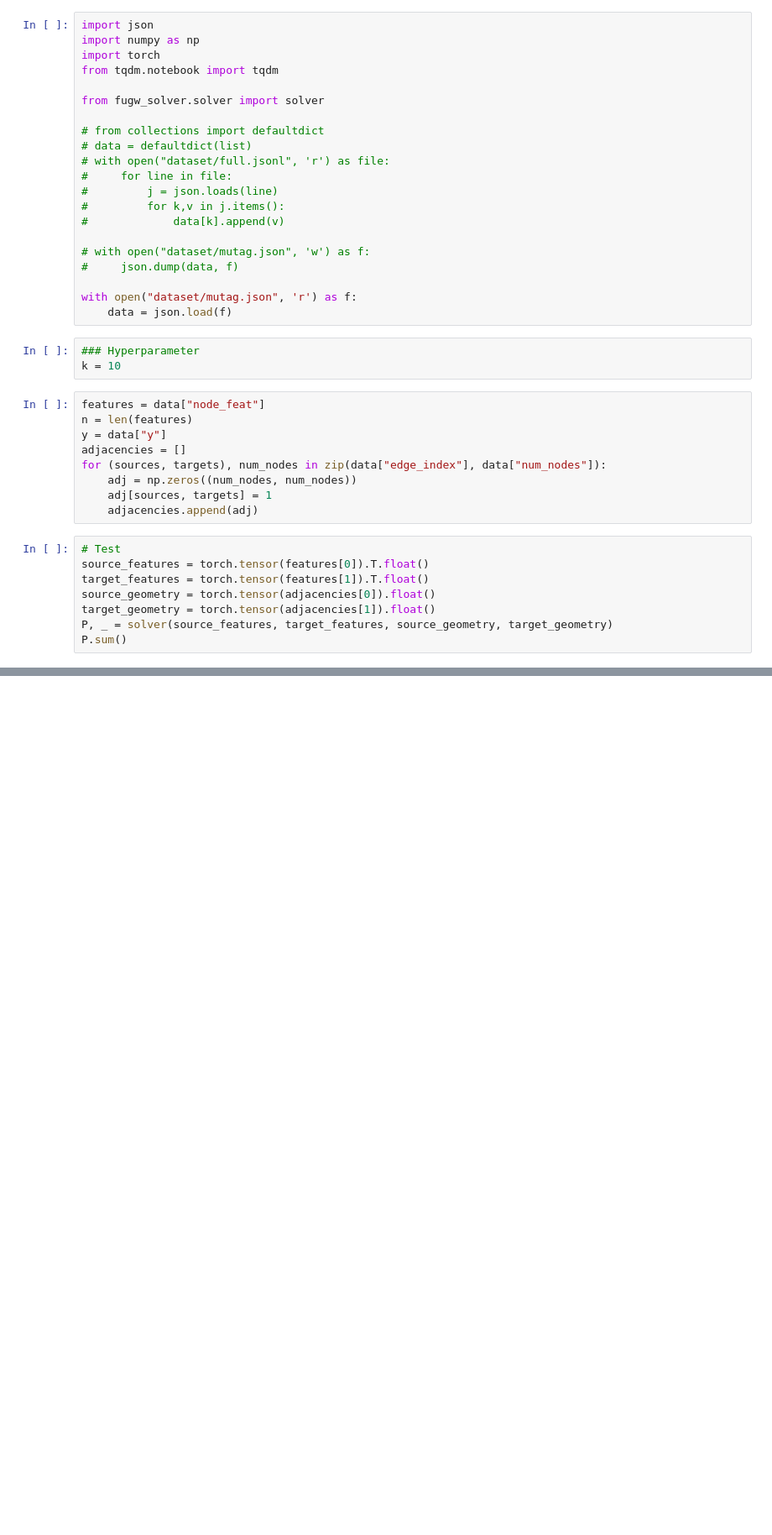
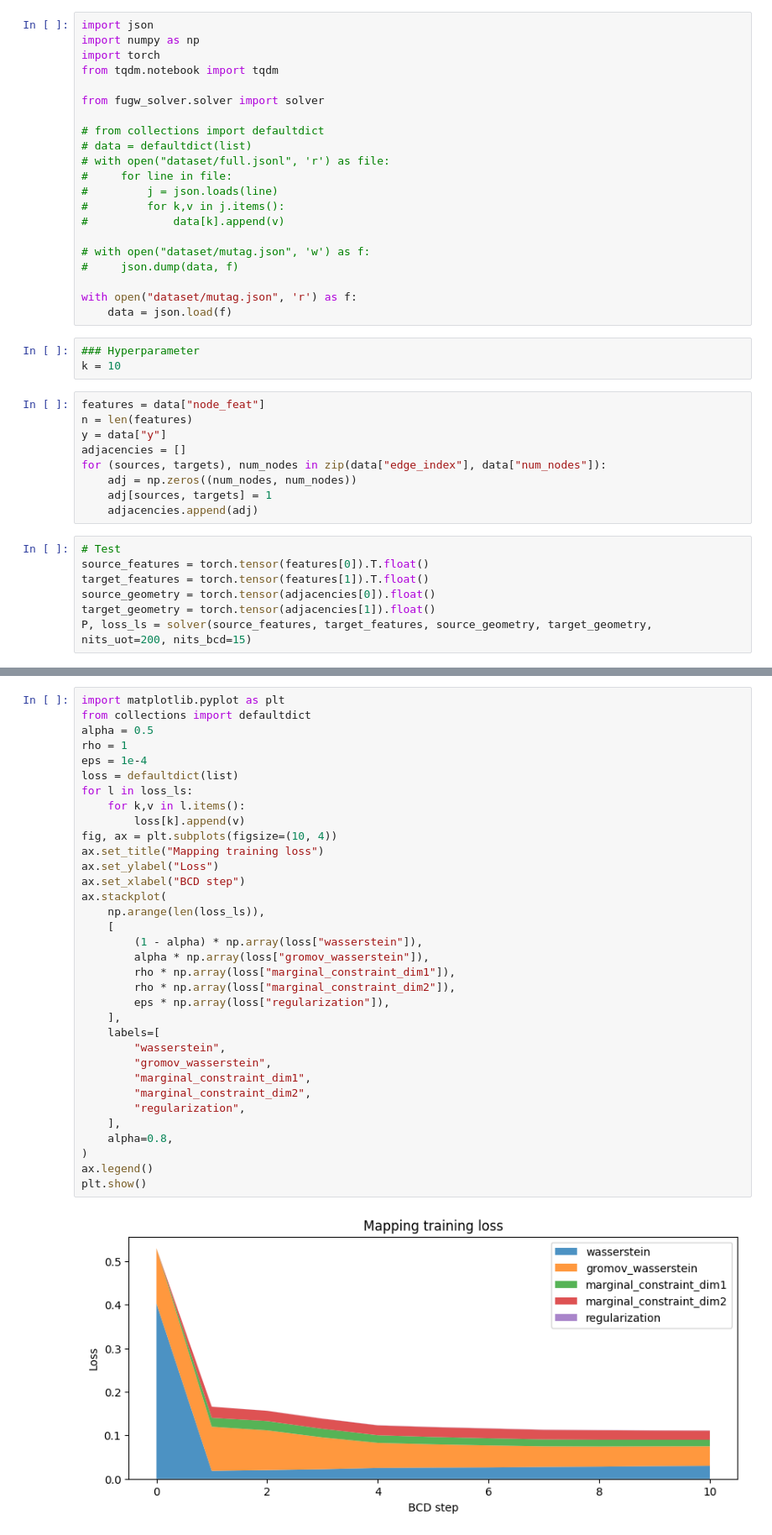
Before and after one commit to gauthavite/FUGW, a Jupyter notebook: mutag_classif.ipynb, the cells around one changed output, grey strips where cells are left out. Shown: that part at 84% size. Saved outputs shown, nothing was run; the diff lists cells and outputs as text; blank space fills up the shorter version.

```diff
--- a/mutag_classif.ipynb
+++ b/mutag_classif.ipynb
@@ -37,5 +37,4 @@ source_features = torch.tensor(features[0]).T.float()
 target_features = torch.tensor(features[1]).T.float()
 source_geometry = torch.tensor(adjacencies[0]).float()
 target_geometry = torch.tensor(adjacencies[1]).float()
-P, _ = solver(source_features, target_features, source_geometry, target_geometry)
-P.sum()
+P, loss_ls = solver(source_features, target_features, source_geometry, target_geometry, nits_uot=200, nits_bcd=15)
@@ -44 +45,37 @@ tensor(0.9662)
+# %%
+import matplotlib.pyplot as plt
+from collections import defaultdict
+alpha = 0.5
+rho = 1
+eps = 1e-4
+loss = defaultdict(list)
+for l in loss_ls:
+    for k,v in l.items():
+        loss[k].append(v)
+fig, ax = plt.subplots(figsize=(10, 4))
+ax.set_title("Mapping training loss")
+ax.set_ylabel("Loss")
+ax.set_xlabel("BCD step")
+ax.stackplot(
+    np.arange(len(loss_ls)),
+    [
+        (1 - alpha) * np.array(loss["wasserstein"]),
+        alpha * np.array(loss["gromov_wasserstein"]),
+        rho * np.array(loss["marginal_constraint_dim1"]),
+        rho * np.array(loss["marginal_constraint_dim2"]),
+        eps * np.array(loss["regularization"]),
+    ],
+    labels=[
+        "wasserstein",
+        "gromov_wasserstein",
+        "marginal_constraint_dim1",
+        "marginal_constraint_dim2",
+        "regularization",
+    ],
+    alpha=0.8,
+)
+ax.legend()
+plt.show()
+# %% [output]
+[figure, added]
 # %%
```
Also changed, not shown: parts of 5 cells of this notebook, 1 other file.
